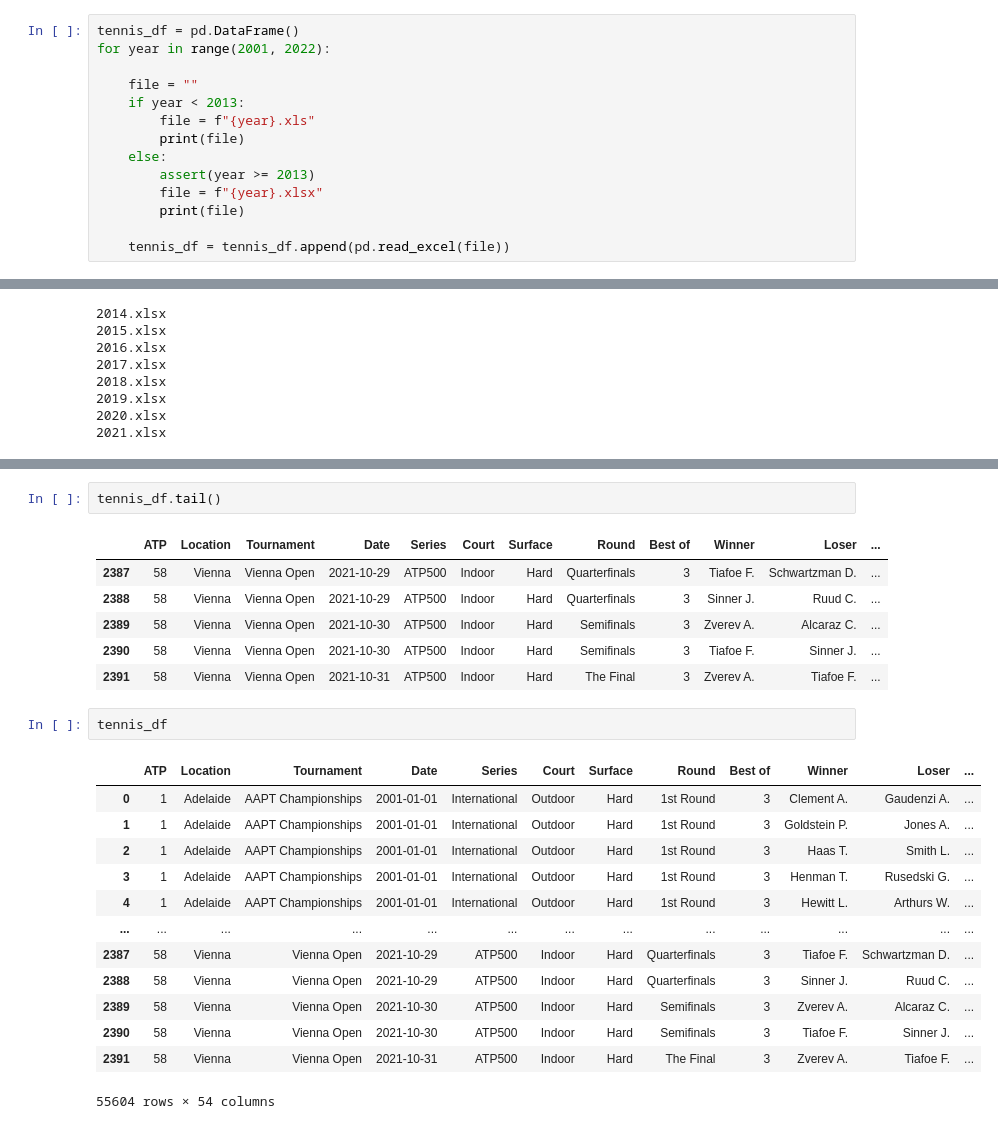
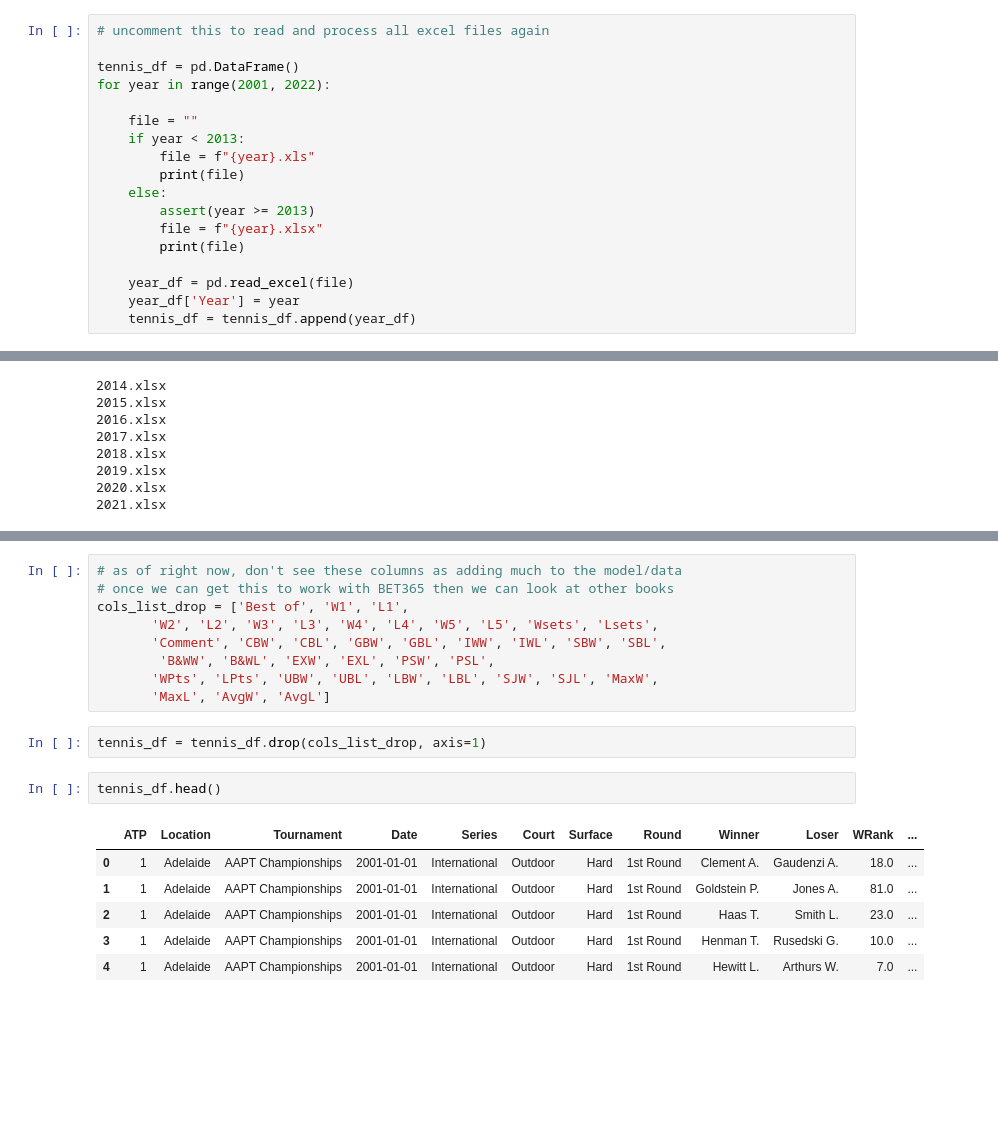
Before and after one commit to rielaben/Tennis_Modeling, a Jupyter notebook: data_aggregating.ipynb, the cells around one changed output, grey strips where cells are left out. Saved outputs shown, nothing was run; the diff lists cells and outputs as text; blank space fills up the shorter version.

```diff
--- a/data_aggregating.ipynb
+++ b/data_aggregating.ipynb
@@ -3,4 +4,6 @@ import pandas as pd
 # %%
+# uncomment this to read and process all excel files again
+
 tennis_df = pd.DataFrame()
 for year in range(2001, 2022):
 
@@ -13,7 +16,9 @@ for year in range(2001, 2022):
         file = f"{year}.xlsx"
         print(file)
 
-    tennis_df = tennis_df.append(pd.read_excel(file))
+    year_df = pd.read_excel(file)
+    year_df['Year'] = year
+    tennis_df = tennis_df.append(year_df)
 # %% [output]
 2001.xls
 2002.xls
@@ -61,25 +67,20 @@ tennis_df.head(30)
+# %%
+# as of right now, don't see these columns as adding much to the model/data
+# once we can get this to work with BET365 then we can look at other books
+cols_list_drop = ['Best of', 'W1', 'L1',
+       'W2', 'L2', 'W3', 'L3', 'W4', 'L4', 'W5', 'L5', 'Wsets', 'Lsets',
+       'Comment', 'CBW', 'CBL', 'GBW', 'GBL', 'IWW', 'IWL', 'SBW', 'SBL',
+        'B&WW', 'B&WL', 'EXW', 'EXL', 'PSW', 'PSL',
+       'WPts', 'LPts', 'UBW', 'UBL', 'LBW', 'LBL', 'SJW', 'SJL', 'MaxW',
+       'MaxL', 'AvgW', 'AvgL']
 # %%
-tennis_df.tail()
+tennis_df = tennis_df.drop(cols_list_drop, axis=1)
-# %% [output]
-|  | ATP | Location | Tournament | Date | Series | Court | Surface | Round | Best of | Winner | Loser | ... |
-| 2387 | 58 | Vienna | Vienna Open | 2021-10-29 | ATP500 | Indoor | Hard | Quarterfinals | 3 | Tiafoe F. | Schwartzman D. | ... |
-| 2388 | 58 | Vienna | Vienna Open | 2021-10-29 | ATP500 | Indoor | Hard | Quarterfinals | 3 | Sinner J. | Ruud C. | ... |
-| 2389 | 58 | Vienna | Vienna Open | 2021-10-30 | ATP500 | Indoor | Hard | Semifinals | 3 | Zverev A. | Alcaraz C. | ... |
-| 2390 | 58 | Vienna | Vienna Open | 2021-10-30 | ATP500 | Indoor | Hard | Semifinals | 3 | Tiafoe F. | Sinner J. | ... |
-| 2391 | 58 | Vienna | Vienna Open | 2021-10-31 | ATP500 | Indoor | Hard | The Final | 3 | Zverev A. | Tiafoe F. | ... |
 # %%
-tennis_df
+tennis_df.head()
 # %% [output]
-|  | ATP | Location | Tournament | Date | Series | Court | Surface | Round | Best of | Winner | Loser | ... |
-| 0 | 1 | Adelaide | AAPT Championships | 2001-01-01 | International | Outdoor | Hard | 1st Round | 3 | Clement A. | Gaudenzi A. | ... |
-| 1 | 1 | Adelaide | AAPT Championships | 2001-01-01 | International | Outdoor | Hard | 1st Round | 3 | Goldstein P. | Jones A. | ... |
-| 2 | 1 | Adelaide | AAPT Championships | 2001-01-01 | International | Outdoor | Hard | 1st Round | 3 | Haas T. | Smith L. | ... |
-| 3 | 1 | Adelaide | AAPT Championships | 2001-01-01 | International | Outdoor | Hard | 1st Round | 3 | Henman T. | Rusedski G. | ... |
-| 4 | 1 | Adelaide | AAPT Championships | 2001-01-01 | International | Outdoor | Hard | 1st Round | 3 | Hewitt L. | Arthurs W. | ... |
-| ... | ... | ... | ... | ... | ... | ... | ... | ... | ... | ... | ... | ... |
-| 2387 | 58 | Vienna | Vienna Open | 2021-10-29 | ATP500 | Indoor | Hard | Quarterfinals | 3 | Tiafoe F. | Schwartzman D. | ... |
-| 2388 | 58 | Vienna | Vienna Open | 2021-10-29 | ATP500 | Indoor | Hard | Quarterfinals | 3 | Sinner J. | Ruud C. | ... |
-| 2389 | 58 | Vienna | Vienna Open | 2021-10-30 | ATP500 | Indoor | Hard | Semifinals | 3 | Zverev A. | Alcaraz C. | ... |
-| 2390 | 58 | Vienna | Vienna Open | 2021-10-30 | ATP500 | Indoor | Hard | Semifinals | 3 | Tiafoe F. | Sinner J. | ... |
-| 2391 | 58 | Vienna | Vienna Open | 2021-10-31 | ATP500 | Indoor | Hard | The Final | 3 | Zverev A. | Tiafoe F. | ... |
+|  | ATP | Location | Tournament | Date | Series | Court | Surface | Round | Winner | Loser | WRank | ... |
+| 0 | 1 | Adelaide | AAPT Championships | 2001-01-01 | International | Outdoor | Hard | 1st Round | Clement A. | Gaudenzi A. | 18.0 | ... |
+| 1 | 1 | Adelaide | AAPT Championships | 2001-01-01 | International | Outdoor | Hard | 1st Round | Goldstein P. | Jones A. | 81.0 | ... |
+| 2 | 1 | Adelaide | AAPT Championships | 2001-01-01 | International | Outdoor | Hard | 1st Round | Haas T. | Smith L. | 23.0 | ... |
+| 3 | 1 | Adelaide | AAPT Championships | 2001-01-01 | International | Outdoor | Hard | 1st Round | Henman T. | Rusedski G. | 10.0 | ... |
+| 4 | 1 | Adelaide | AAPT Championships | 2001-01-01 | International | Outdoor | Hard | 1st Round | Hewitt L. | Arthurs W. | 7.0 | ... |
-55604 rows × 54 columns
```
Also changed, not shown: parts of 30 cells of this notebook, 2 other files.
